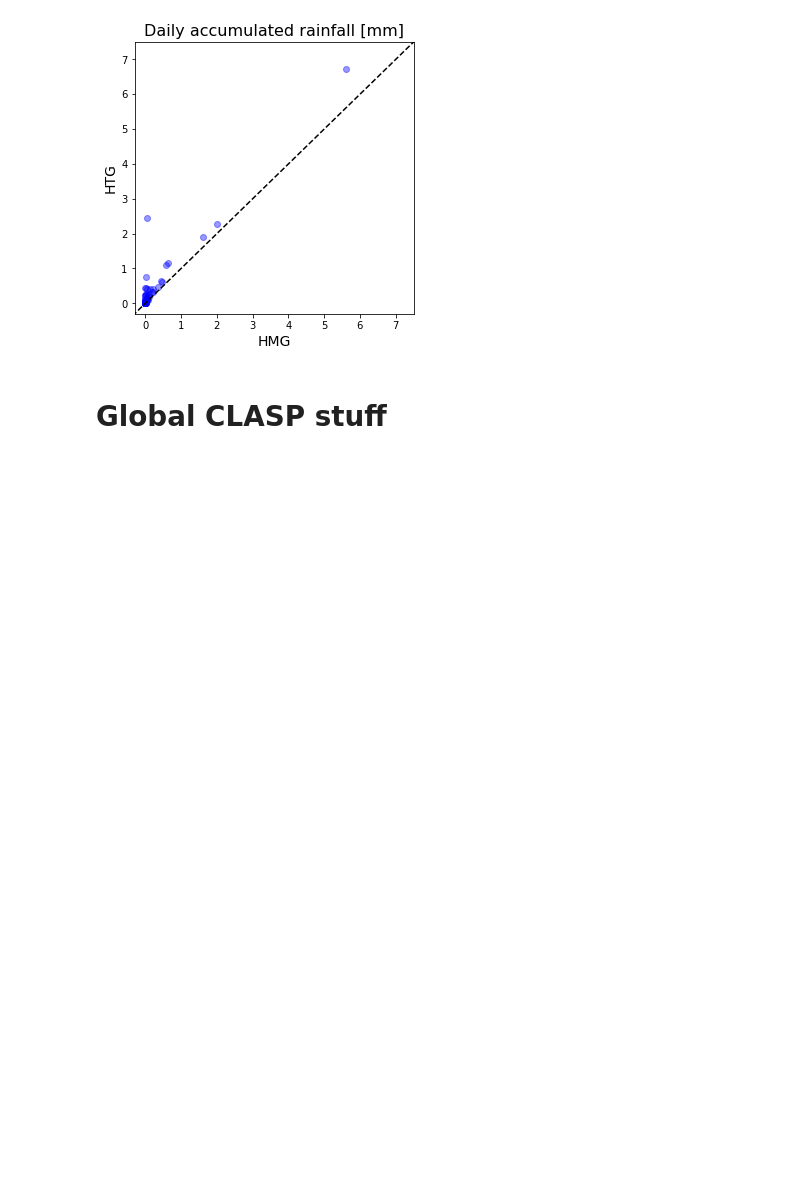
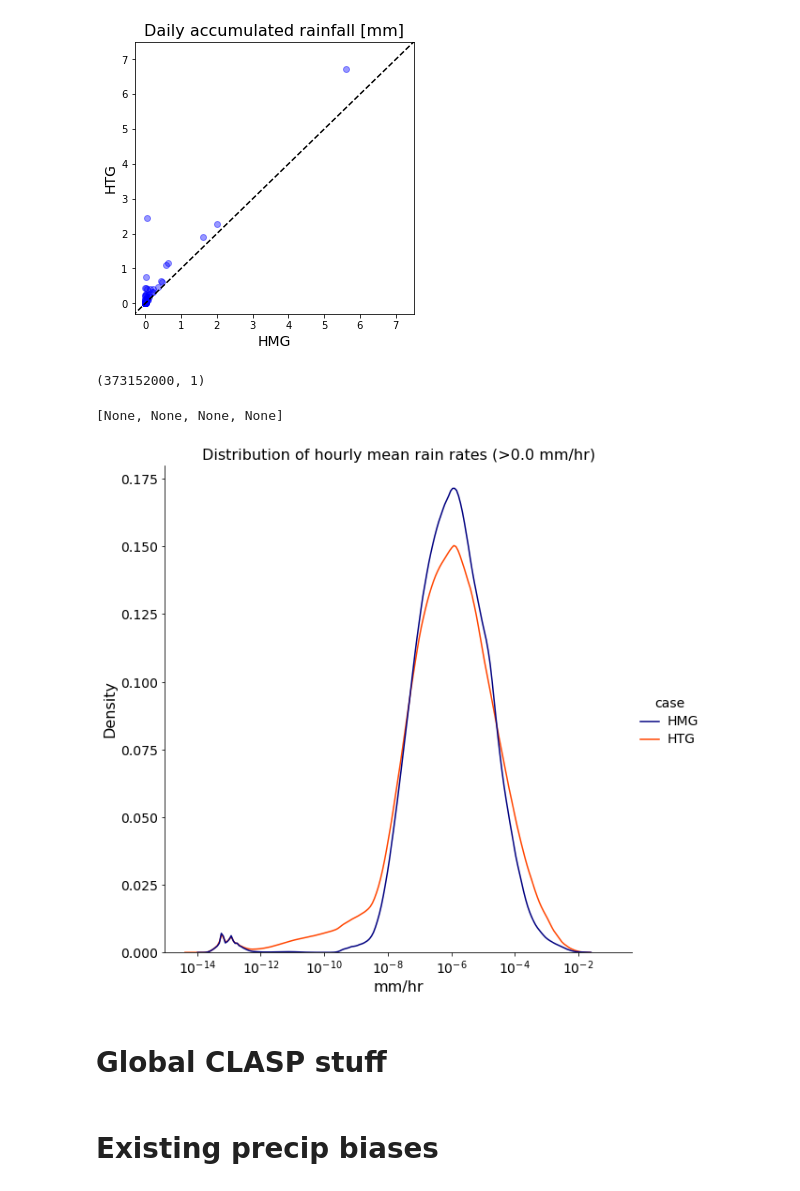
Before and after one commit to megandevlan/CLASP_ensOptions, a Jupyter notebook: InitialProposal.ipynb, the cells around one changed output. Cells and saved outputs as stored; diff of their text form; code cells hidden in the pictures; blank space fills up the shorter version.

```diff
--- a/InitialProposal.ipynb
+++ b/InitialProposal.ipynb
@@ -480,6 +521,50 @@ axs.set_xlabel('HMG', fontsize=14)
 # %% [output]
 Text(0.5, 0, 'HMG')
 [figure]
+# %%
+rainRatesHMG = LES_newDefault.AVS_RAIN.sel(case='HMG').values
+rainRatesHMG = rainRatesHMG.reshape([np.shape(rainRatesHMG)[0]*np.shape(rainRatesHMG)[1]*np.shape(rainRatesHMG)[2],1])
+np.shape(rainRatesHMG)
+# %% [output]
+(373152000, 1)
+# %%
+# Define dataframe
+
+rainRatesHMG = LES_newDefault.AVS_RAIN.sel(case='HMG').values
+rainRatesHMG = rainRatesHMG.reshape([np.shape(rainRatesHMG)[0]*np.shape(rainRatesHMG)[1]*np.shape(rainRatesHMG)[2],1])
+rainRatesHMG = rainRatesHMG[np.where(rainRatesHMG>0)[0]]
+
+rainRatesHTG = LES_newDefault.AVS_RAIN.sel(case='HTG').values
+rainRatesHTG = rainRatesHTG.reshape([np.shape(rainRatesHTG)[0]*np.shape(rainRatesHTG)[1]*np.shape(rainRatesHTG)[2],1])
+rainRatesHTG = rainRatesHTG[np.where(rainRatesHTG>0)[0]]
+
+# dfReal = pd.concat(axis=0, ignore_index=True, objs=[
+#          pd.DataFrame.from_dict({'Rain rate': np.squeeze(LES_newDefault.meanRain.sel(case='HMG').values), 'case': 'HMG'}),
+#          pd.DataFrame.from_dict({'Rain rate': np.squeeze(LES_newDefault.meanRain.sel(case='HTG').values), 'case': 'HTG'}),
+# ])
+
+dfReal = pd.concat(axis=0, ignore_index=True, objs=[
+         pd.DataFrame.from_dict({'Rain rate': np.squeeze(rainRatesHMG), 'case': 'HMG'}),
+         pd.DataFrame.from_dict({'Rain rate': np.squeeze(rainRatesHTG), 'case': 'HTG'}),
+])
+
+# Make plot
+g = sns.displot(dfReal, x='Rain rate', hue='case', kind='kde', height=8, cut=0,
+                log_scale=True,
+# g = sns.displot(dfReal, x='Rain rate', hue='case', kind='ecdf', height=8,
+                palette=['navy','orangered'])
+
+
+g.ax.set_xlim([0,0.5])
+g.ax.set_title("Distribution of hourly mean rain rates (>0.0 mm/hr)", fontsize=16 )
+g.ax.set_xlabel('mm/hr',fontsize=16)
+g.ax.set_ylabel('Density',fontsize=16)
+g.ax.tick_params(axis='both', labelsize= 14)
+plt.setp(g._legend.get_title(), fontsize=14)
+plt.setp(g._legend.get_texts(), fontsize=14)
+# %% [output]
+[None, None, None, None]
+[figure, added]
 # %% [markdown]
 # Global CLASP stuff
 # %%
@@ -489,3 +574,5 @@ caseHTG  = 'globalCLASP.2000_CAM60_CLM50SP_CICEPRES_DOCNDOM_MOSART_SGLC_SWAV.f09
 caseHMG  = 'globalCLASP.2000_CAM60_CLM50SP_CICEPRES_DOCNDOM_MOSART_SGLC_SWAV.f09_f09_mg17.HMG_cesm2p2.013'
 caseNone = 'globalCLASP.2000_CAM60_CLM50SP_CICEPRES_DOCNDOM_MOSART_SGLC_SWAV.f09_f09_mg17.NoMoments_cesm2p2.013'
 caseHTG10 = 'globalCLASP.2000_CAM60_CLM50SP_CICEPRES_DOCNDOM_MOSART_SGLC_SWAV.f09_f09_mg17.HTG_mult10_cesm2p2.013match'
+# %% [markdown]
+# Existing precip biases
```
Also changed, not shown: parts of 78 cells of this notebook, 2 other files.
